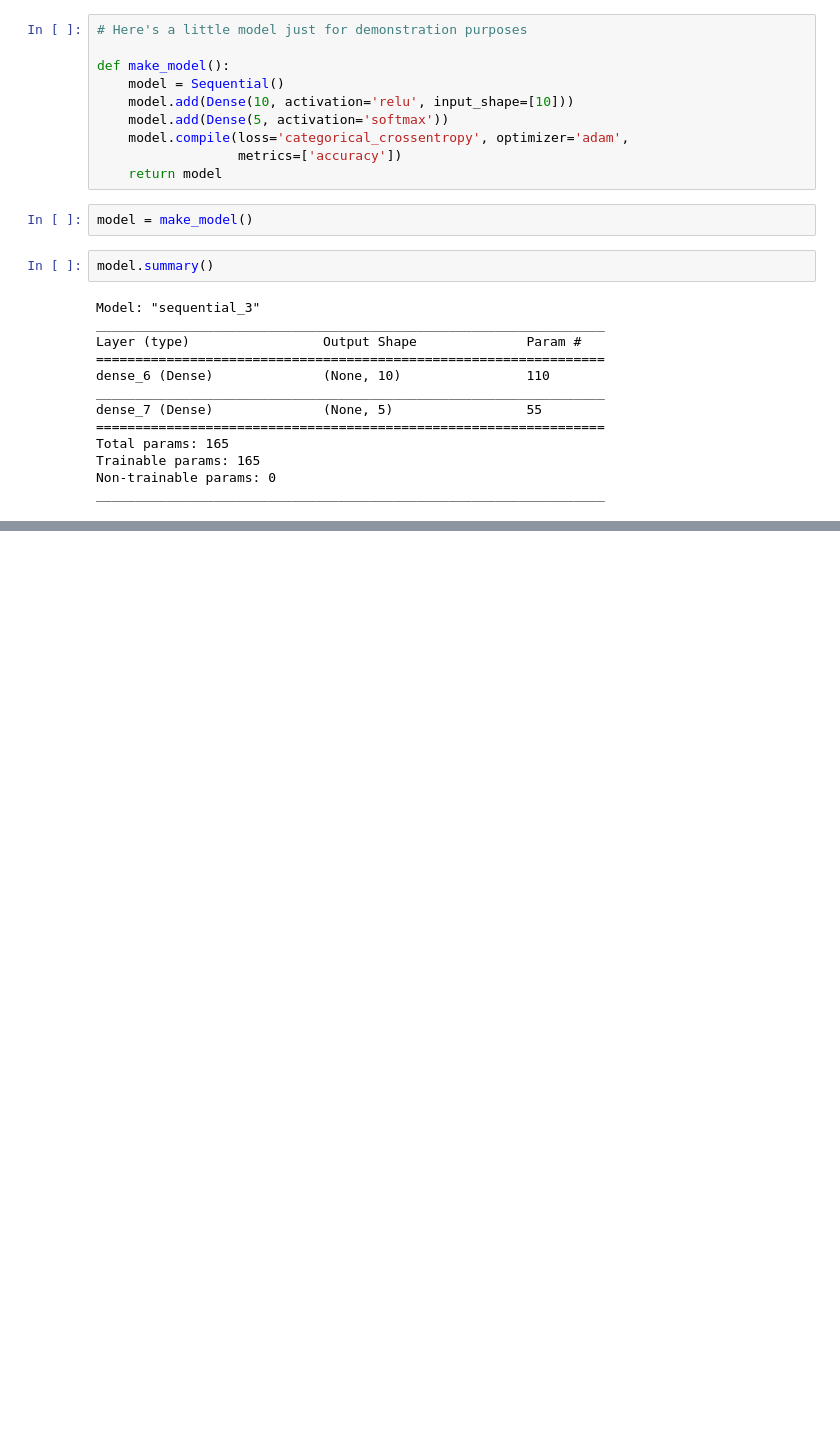
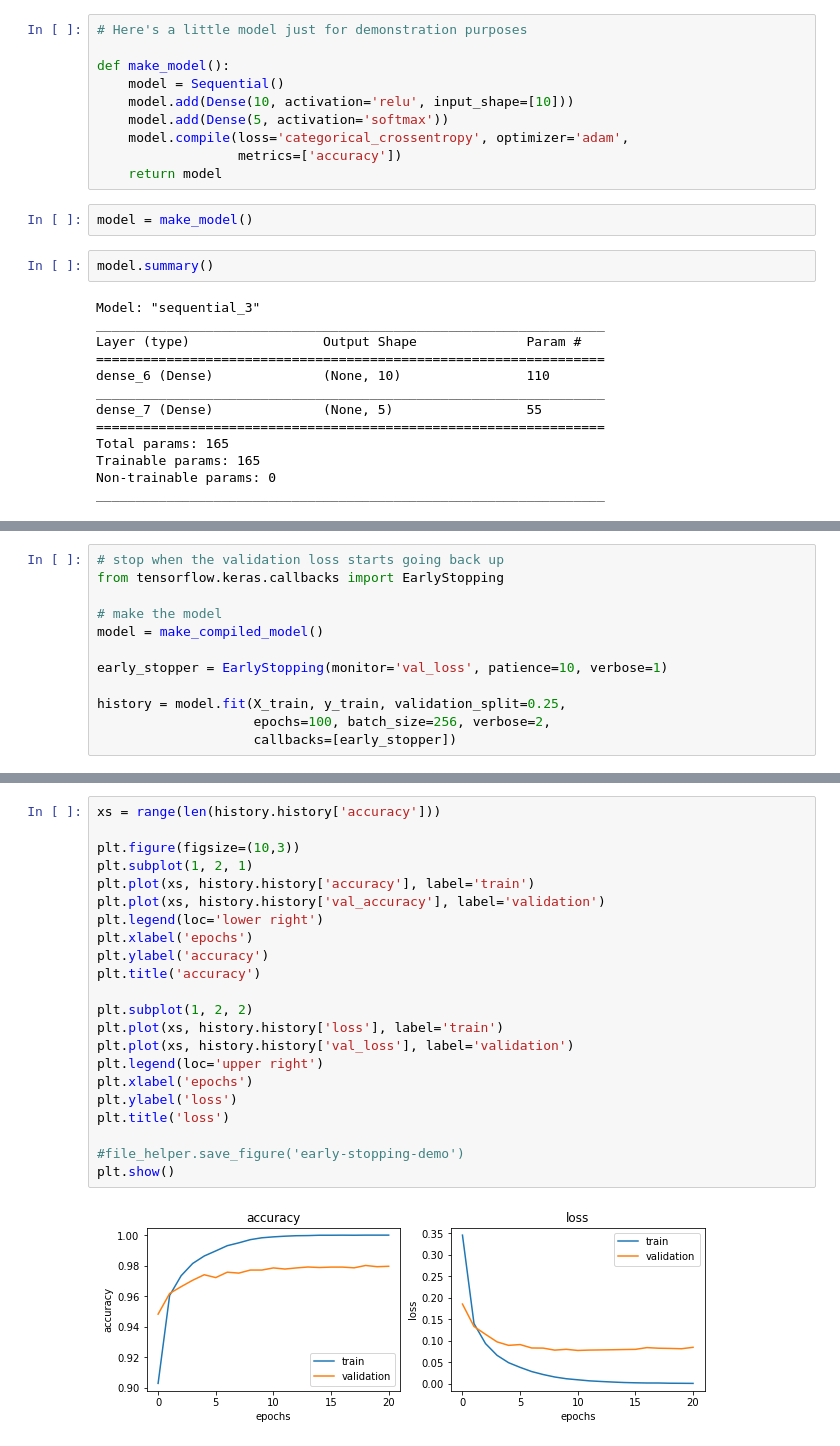
Before and after one commit to cwreynolds/PredatorEye, a Jupyter notebook: Chapter_B2_experiments.ipynb, the cells around one changed output, grey strips where cells are left out. Cells and saved outputs as stored; diff of their text form; blank space fills up the shorter version.

Commit message:
Experiment with Keras callbacks during fit()..

```diff
--- a/Chapter_B2_experiments.ipynb
+++ b/Chapter_B2_experiments.ipynb
@@ -448,0 +570,12 @@ AttributeError: 'str' object has no attribute 'decode'
+# %%
+# stop when the validation loss starts going back up
+from tensorflow.keras.callbacks import EarlyStopping
+
+# make the model
+model = make_compiled_model()
+
+early_stopper = EarlyStopping(monitor='val_loss', patience=10, verbose=1)
+
+history = model.fit(X_train, y_train, validation_split=0.25,
+                    epochs=100, batch_size=256, verbose=2,
+                    callbacks=[early_stopper])
@@ -448,0 +600,24 @@ AttributeError: 'str' object has no attribute 'decode'
+# %%
+xs = range(len(history.history['accuracy']))
+
+plt.figure(figsize=(10,3))
+plt.subplot(1, 2, 1)
+plt.plot(xs, history.history['accuracy'], label='train')
+plt.plot(xs, history.history['val_accuracy'], label='validation')
+plt.legend(loc='lower right')
+plt.xlabel('epochs')
+plt.ylabel('accuracy')
+plt.title('accuracy')
+
+plt.subplot(1, 2, 2)
+plt.plot(xs, history.history['loss'], label='train')
+plt.plot(xs, history.history['val_loss'], label='validation')
+plt.legend(loc='upper right')
+plt.xlabel('epochs')
+plt.ylabel('loss')
+plt.title('loss')
+
+#file_helper.save_figure('early-stopping-demo')
+plt.show()
+# %% [output]
+[figure, added]
```
Also changed, not shown: parts of 9 cells of this notebook.
